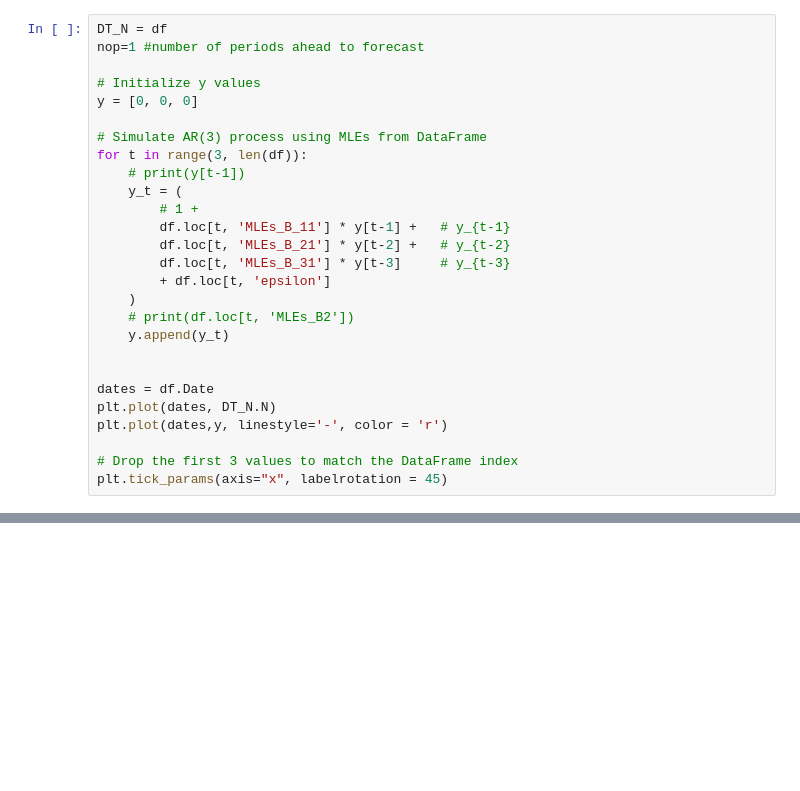
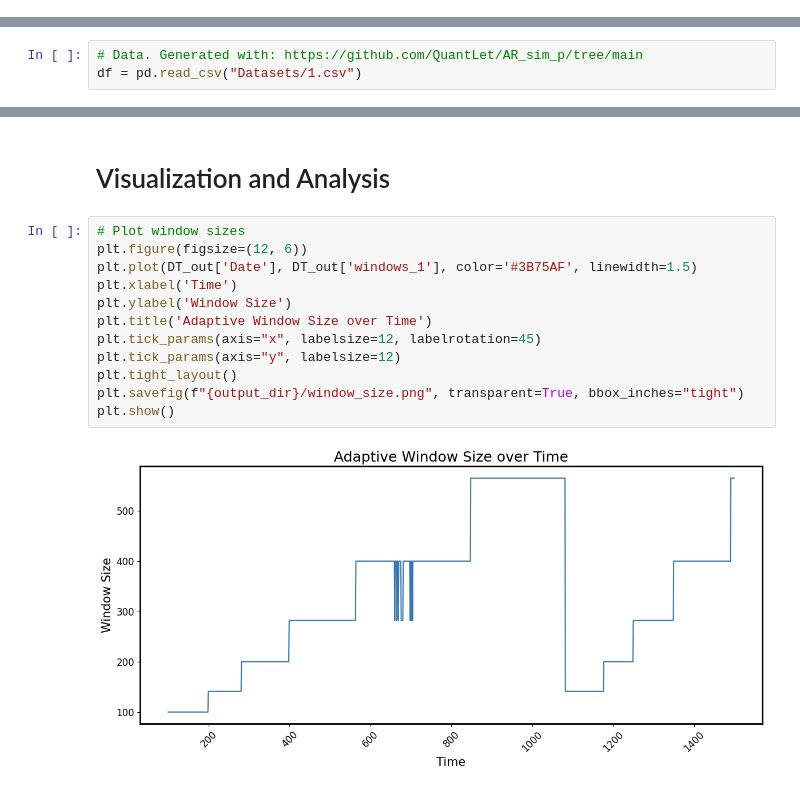
Before and after one commit to QuantLet/LPA_AR, a Jupyter notebook: LPA_AR.ipynb, the cells around one changed output, grey strips where cells are left out. Drawn from its saved outputs; the diff is of its cells as text; blank space fills up the shorter version.

```diff
--- a/LPA_AR.ipynb
+++ b/LPA_AR.ipynb
@@ -556,27 +0,0 @@ mu.to_csv(f"Geometric/{n_0}/window_size.csv", header=['window'])
-# %%
-DT_N = df
-nop=1 #number of periods ahead to forecast
-
-# Initialize y values
-y = [0, 0, 0]
-
-# Simulate AR(3) process using MLEs from DataFrame
-for t in range(3, len(df)):
-    # print(y[t-1])
-    y_t = (
-        # 1 +
-        df.loc[t, 'MLEs_B_11'] * y[t-1] +   # y_{t-1}
-        df.loc[t, 'MLEs_B_21'] * y[t-2] +   # y_{t-2}
-        df.loc[t, 'MLEs_B_31'] * y[t-3]     # y_{t-3}
-        + df.loc[t, 'epsilon']
-    )
-    # print(df.loc[t, 'MLEs_B2'])
-    y.append(y_t)
-
-
-dates = df.Date
-plt.plot(dates, DT_N.N)
-plt.plot(dates,y, linestyle='-', color = 'r')
-
-# Drop the first 3 values to match the DataFrame index
-plt.tick_params(axis="x", labelrotation = 45)
@@ -584,0 +688,3 @@ plt.tick_params(axis="x", labelrotation = 45)
+# %%
+# Data. Generated with: https://github.com/QuantLet/AR_sim_p/tree/main
+df = pd.read_csv("Datasets/1.csv")
@@ -584,0 +834,16 @@ plt.tick_params(axis="x", labelrotation = 45)
+# %% [markdown]
+# Visualization and Analysis
+# %%
+# Plot window sizes
+plt.figure(figsize=(12, 6))
+plt.plot(DT_out['Date'], DT_out['windows_1'], color='#3B75AF', linewidth=1.5)
+plt.xlabel('Time')
+plt.ylabel('Window Size')
+plt.title('Adaptive Window Size over Time')
+plt.tick_params(axis="x", labelsize=12, labelrotation=45)
+plt.tick_params(axis="y", labelsize=12)
+plt.tight_layout()
+plt.savefig(f"{output_dir}/window_size.png", transparent=True, bbox_inches="tight")
+plt.show()
+# %% [output]
+[figure, added]
```
Also changed, not shown: parts of 19 cells of this notebook, 12 other files.
